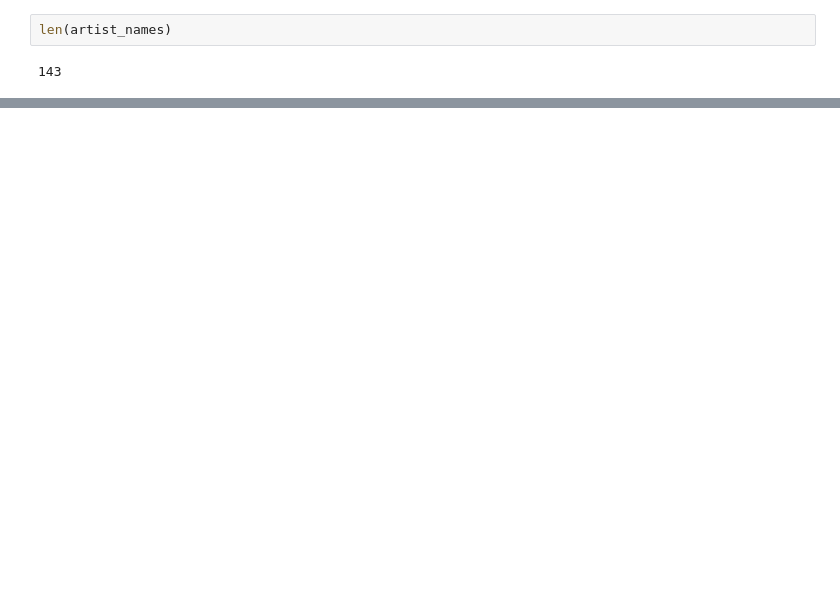
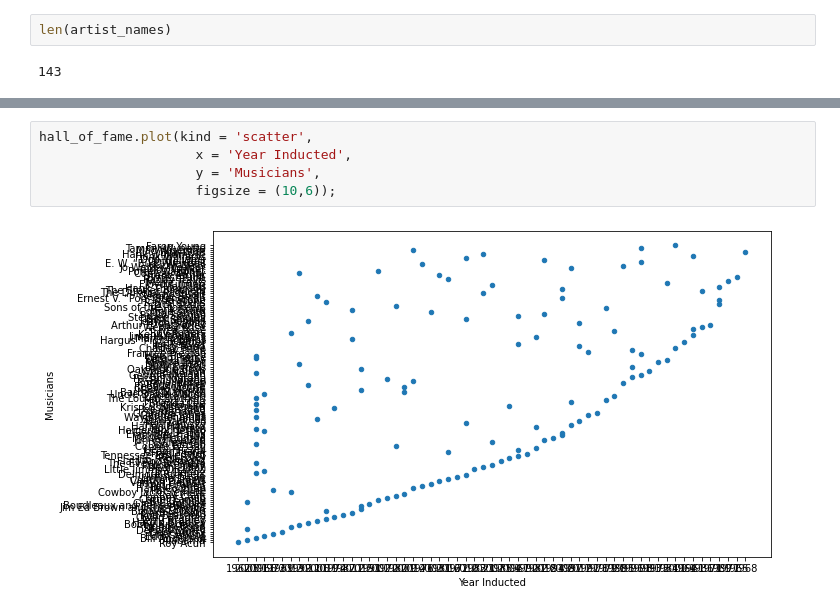
Before and after one commit to latestnight/country_music_hof-latestnight, a Jupyter notebook: country_music.ipynb, the cells around one changed output, grey strips where cells are left out. Drawn from its saved outputs; the diff is of its cells as text; blank space fills up the shorter version.

```diff
--- a/country_music.ipynb
+++ b/country_music.ipynb
@@ -160,0 +156,7 @@ artists1 = pd.DataFrame[[artist_names + years]]
+# %%
+hall_of_fame.plot(kind = 'scatter',
+                    x = 'Year Inducted',
+                    y = 'Musicians',
+                    figsize = (10,6));
+# %% [output]
+[figure, added]
```
Also changed, not shown: parts of 27 cells of this notebook.
